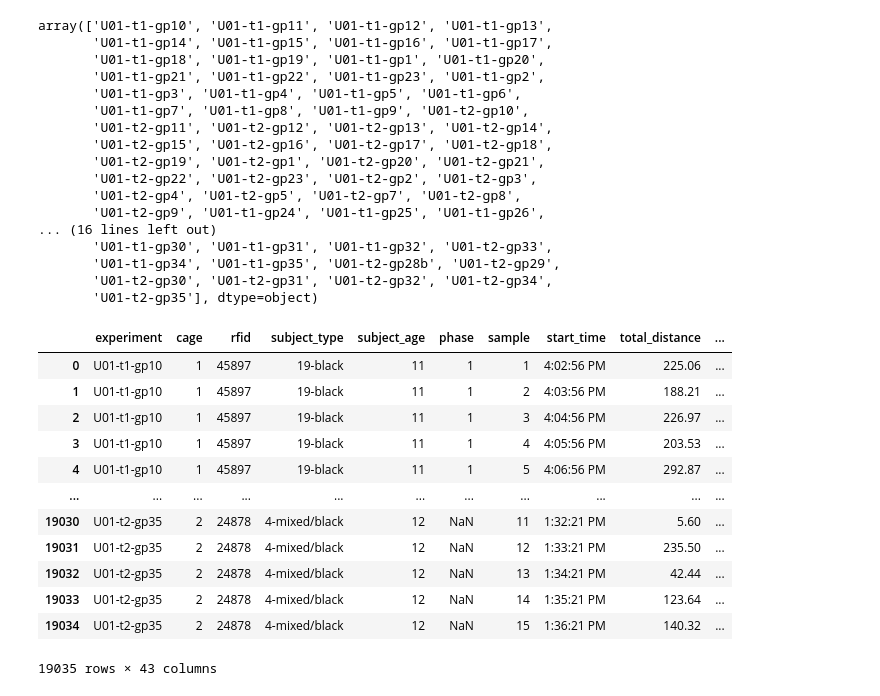
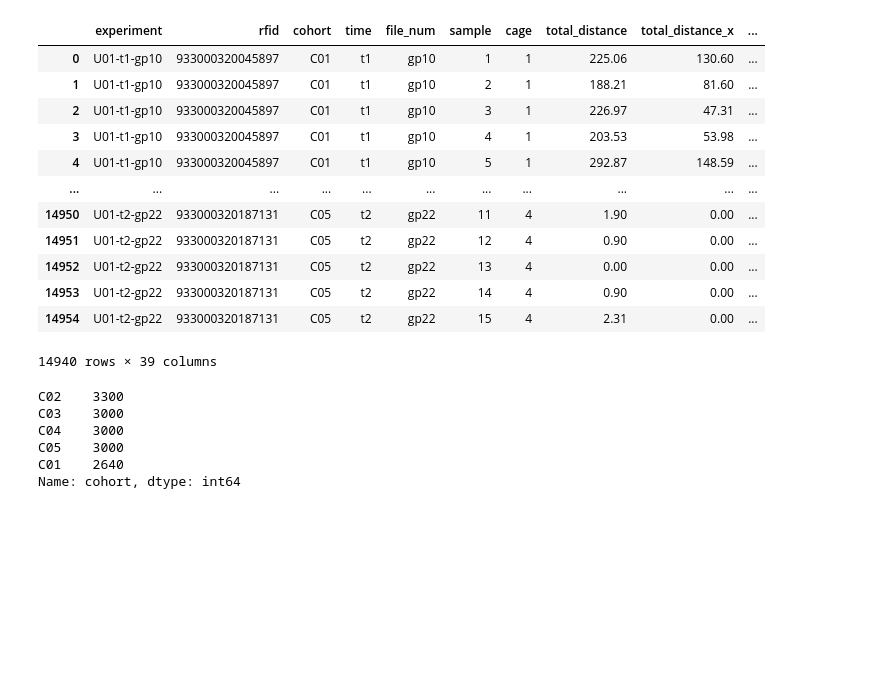
Before and after one commit to Shaezzer/PalmerLab, a Jupyter notebook: Suzanne_Mitchell_locomotor.ipynb, the cells around one changed output. Drawn from its saved outputs; the diff is of its cells as text; code cells hidden in the pictures; blank space fills up the shorter version.

```diff
--- a/Suzanne_Mitchell_locomotor.ipynb
+++ b/Suzanne_Mitchell_locomotor.ipynb
@@ -98,4 +200,26 @@ df_csv
+# %%
+locomotor_all
+# %% [output]
+|  | experiment | rfid | cohort | time | file_num | sample | cage | total_distance | total_distance_x | ... |
+| 0 | U01-t1-gp10 | 933000320045897 | C01 | t1 | gp10 | 1 | 1 | 225.06 | 130.60 | ... |
+| 1 | U01-t1-gp10 | 933000320045897 | C01 | t1 | gp10 | 2 | 1 | 188.21 | 81.60 | ... |
+| 2 | U01-t1-gp10 | 933000320045897 | C01 | t1 | gp10 | 3 | 1 | 226.97 | 47.31 | ... |
+| 3 | U01-t1-gp10 | 933000320045897 | C01 | t1 | gp10 | 4 | 1 | 203.53 | 53.98 | ... |
+| 4 | U01-t1-gp10 | 933000320045897 | C01 | t1 | gp10 | 5 | 1 | 292.87 | 148.59 | ... |
+| ... | ... | ... | ... | ... | ... | ... | ... | ... | ... | ... |
+| 14950 | U01-t2-gp22 | 933000320187131 | C05 | t2 | gp22 | 11 | 4 | 1.90 | 0.00 | ... |
+| 14951 | U01-t2-gp22 | 933000320187131 | C05 | t2 | gp22 | 12 | 4 | 0.90 | 0.00 | ... |
+| 14952 | U01-t2-gp22 | 933000320187131 | C05 | t2 | gp22 | 13 | 4 | 0.00 | 0.00 | ... |
+| 14953 | U01-t2-gp22 | 933000320187131 | C05 | t2 | gp22 | 14 | 4 | 0.90 | 0.00 | ... |
+| 14954 | U01-t2-gp22 | 933000320187131 | C05 | t2 | gp22 | 15 | 4 | 2.31 | 0.00 | ... |
+14940 rows × 39 columns
 # %%
-
-
-#df_csv.subject_type.unique()
+#df_csv.cohort.unique()
+locomotor_all['cohort'].value_counts()
+# %% [output]
+C02    3300
+C03    3000
+C04    3000
+C05    3000
+C01    2640
+Name: cohort, dtype: int64
@@ -104,20 +225,0 @@ df_csv.to_csv(r'C:\Users\cocoy\Dropbox (Palmer Lab)\Palmer Lab\Shae Ziegler\Suza
-# %%
-df_csv.experiment.unique()
-# %% [output]
-array(['U01-t1-gp10', 'U01-t1-gp11', 'U01-t1-gp12', 'U01-t1-gp13',
-       'U01-t1-gp14', 'U01-t1-gp15', 'U01-t1-gp16', 'U01-t1-gp17',
-       'U01-t1-gp18', 'U01-t1-gp19', 'U01-t1-gp1', 'U01-t1-gp20',
-       'U01-t1-gp21', 'U01-t1-gp22', 'U01-t1-gp23', 'U01-t1-gp2',
-       'U01-t1-gp3', 'U01-t1-gp4', 'U01-t1-gp5', 'U01-t1-gp6',
-       'U01-t1-gp7', 'U01-t1-gp8', 'U01-t1-gp9', 'U01-t2-gp10',
-       'U01-t2-gp11', 'U01-t2-gp12', 'U01-t2-gp13', 'U01-t2-gp14',
-       'U01-t2-gp15', 'U01-t2-gp16', 'U01-t2-gp17', 'U01-t2-gp18',
-       'U01-t2-gp19', 'U01-t2-gp1', 'U01-t2-gp20', 'U01-t2-gp21',
-       'U01-t2-gp22', 'U01-t2-gp23', 'U01-t2-gp2', 'U01-t2-gp3',
-       'U01-t2-gp4', 'U01-t2-gp5', 'U01-t2-gp7', 'U01-t2-gp8',
-       'U01-t2-gp9', 'U01-t1-gp24', 'U01-t1-gp25', 'U01-t1-gp26',
-... (16 lines left out)
-       'U01-t1-gp30', 'U01-t1-gp31', 'U01-t1-gp32', 'U01-t2-gp33',
-       'U01-t1-gp34', 'U01-t1-gp35', 'U01-t2-gp28b', 'U01-t2-gp29',
-       'U01-t2-gp30', 'U01-t2-gp31', 'U01-t2-gp32', 'U01-t2-gp34',
-       'U01-t2-gp35'], dtype=object)
@@ -126,27 +226 @@ df_csv = pd.read_csv(r'C:\Users\cocoy\Dropbox (Palmer Lab)\Palmer Lab\Shae Ziegl
-# %%
-def splitting_cells(df):
-    df['cage'] = df['cage'].str.replace('Cage ','')
-    df['phase'] = df['phase'].str.replace('Phase ','')
-    #df[['U01','time','file_num']] = df['experiment'].str.split("-",expand=True)
-    df['U01'] = df.experiment.str.split('-', expand = True)[0]
-    df['time'] = df.experiment.str.split('-', expand = True)[1]
-    df['file_num'] = df.experiment.str.split('-', expand = True)[2]
-    df_csv.drop(['U01'], axis=1, inplace = True)
-
-splitting_cells(df_csv)
-df_csv
-# %% [output]
-|  | experiment | cage | rfid | subject_type | subject_age | phase | sample | start_time | total_distance | ... |
-| 0 | U01-t1-gp10 | 1 | 45897 | 19-black | 11 | 1 | 1 | 4:02:56 PM | 225.06 | ... |
-| 1 | U01-t1-gp10 | 1 | 45897 | 19-black | 11 | 1 | 2 | 4:03:56 PM | 188.21 | ... |
-| 2 | U01-t1-gp10 | 1 | 45897 | 19-black | 11 | 1 | 3 | 4:04:56 PM | 226.97 | ... |
-| 3 | U01-t1-gp10 | 1 | 45897 | 19-black | 11 | 1 | 4 | 4:05:56 PM | 203.53 | ... |
-| 4 | U01-t1-gp10 | 1 | 45897 | 19-black | 11 | 1 | 5 | 4:06:56 PM | 292.87 | ... |
-| ... | ... | ... | ... | ... | ... | ... | ... | ... | ... | ... |
-| 19030 | U01-t2-gp35 | 2 | 24878 | 4-mixed/black | 12 | NaN | 11 | 1:32:21 PM | 5.60 | ... |
-| 19031 | U01-t2-gp35 | 2 | 24878 | 4-mixed/black | 12 | NaN | 12 | 1:33:21 PM | 235.50 | ... |
-| 19032 | U01-t2-gp35 | 2 | 24878 | 4-mixed/black | 12 | NaN | 13 | 1:34:21 PM | 42.44 | ... |
-| 19033 | U01-t2-gp35 | 2 | 24878 | 4-mixed/black | 12 | NaN | 14 | 1:35:21 PM | 123.64 | ... |
-| 19034 | U01-t2-gp35 | 2 | 24878 | 4-mixed/black | 12 | NaN | 15 | 1:36:21 PM | 140.32 | ... |
-19035 rows × 43 columns
 # %%
```
Also changed, not shown: parts of 19 cells of this notebook.
